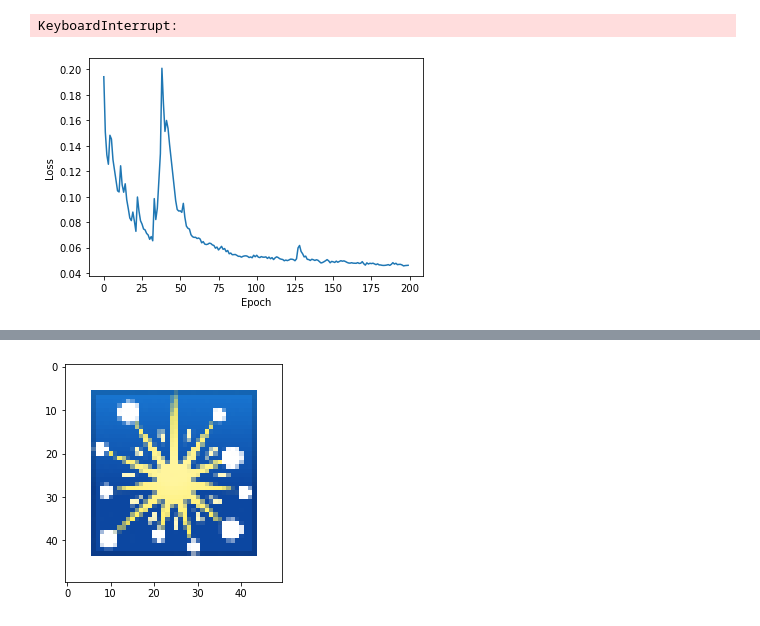
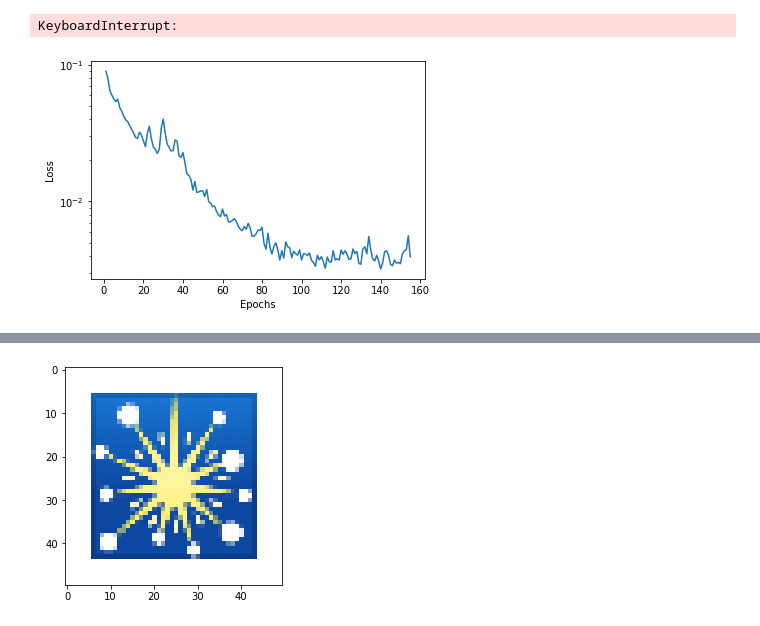
Before and after one commit to LetteraUnica/neural_cellular_automata, a Jupyter notebook: pytorch_ca/virus_CA.ipynb, the cells around one changed output, grey strips where cells are left out. Drawn from its saved outputs; the diff is of its cells as text; code cells hidden in the pictures.

Commit message:
Trained virus 90%

```diff
--- a/pytorch_ca/virus_CA.ipynb
+++ b/pytorch_ca/virus_CA.ipynb
@@ -27,6 +39,6 @@ imshow(pool[0][0])
 # %%
 # Imports the target emoji
-target = read_image("firework.png", ImageReadMode.RGB_ALPHA).float()
+target = read_image("images/firework.png", ImageReadMode.RGB_ALPHA).float()
 target = T.Resize((TARGET_SIZE, TARGET_SIZE))(target)
 target = RGBAtoFloat(target)
 
@@ -39,34 +52,33 @@ device = torch.device("cuda" if torch.cuda.is_available() else "cpu")
 target = target.to(device)
 # %%
-# loads a pretrained model
-old_CA = CAModel().to(device)
-old_CA.load("firework_growing.pt")
+# Load the growing CA part
+old_CA = NeuralCA(device=device)
+old_CA.load("Pretrained_models/firework_growing.pt")
 # %% [output]
 Successfully loaded model!
 # %%
-new_CA = CAModel().to(device)
-new_CA.load("Virus 60%.pt")
+# Load the virus CA part
+new_CA = NeuralCA(device=device)
+new_CA.load("Pretrained_models/Virus 60%.pt")
 model = VirusCA(old_CA, new_CA)
 # %% [output]
 Successfully loaded model!
 # %%
 # Train the model
-torch.backends.cudnn.benchmark = True
+wandb.watch(model, log_freq=64)
 
 for param in model.old_CA.parameters():
    param.requires_grad = False
 
-optimizer = torch.optim.Adam(model.new_CA.parameters(), lr=2e-3)
-criterion = NCALoss(pad(target, TARGET_PADDING), order=2)
+optimizer = torch.optim.Adam(model.new_CA.parameters(), lr=1e-3)
+criterion = NCALoss(pad(target, TARGET_PADDING))
 scheduler = torch.optim.lr_scheduler.MultiStepLR(optimizer, milestones=[40,80], gamma=0.3)
-model.train_CA(optimizer, criterion, pool, n_epochs=300, scheduler=scheduler)
+model.train_CA(optimizer, criterion, pool, n_epochs=120, scheduler=scheduler, kind="persist")
 # %% [output]
 KeyboardInterrupt:
-# %%
-pl.plot(model.losses)
-pl.xlabel("Epoch")
-pl.ylabel("Loss")
-pl.savefig(fname="Virus60%_losses.png")
-# %% [output]
-[figure, removed]
+# %%
+# Show losses
+model.plot_losses()
+# %% [output]
+[figure, added]
 # %%
```
Also changed, not shown: parts of 10 cells of this notebook, 8 other files.
